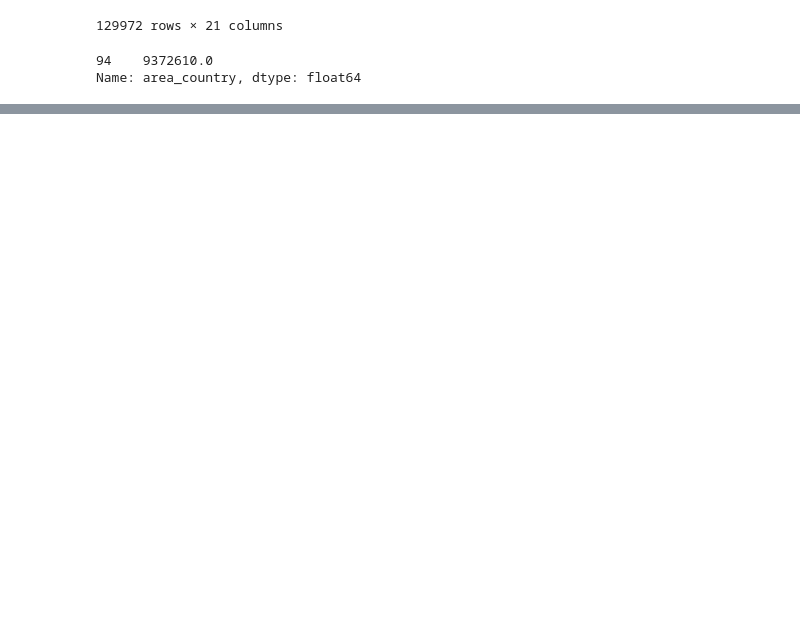
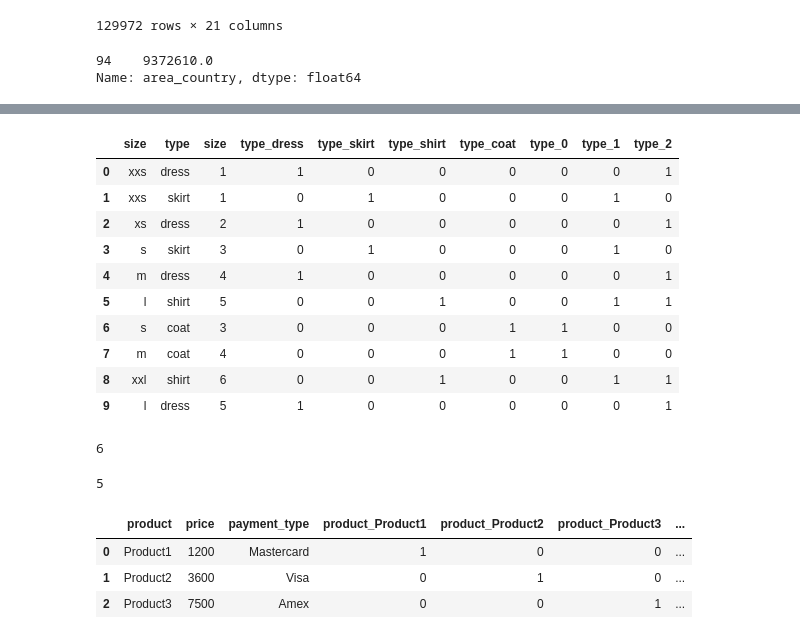
Before and after one commit to eartzhi/lessons, a Jupyter notebook: eda_3/eda_3.ipynb, the cells around one changed output, grey strips where cells are left out. Cells and saved outputs as stored; diff of their text form; code cells hidden in the pictures; blank space fills up the shorter version.

```diff
--- a/eda_3/eda_3.ipynb
+++ b/eda_3/eda_3.ipynb
@@ -151,0 +447,38 @@ Name: area_country, dtype: float64
+# %%
+bin_encoder = ce.BinaryEncoder(cols=['type']) # указываем столбец для кодирования
+type_bin = bin_encoder.fit_transform(clothing['type'])
+clothing = pd.concat([clothing, type_bin], axis=1)
+
+clothing
+# %% [output]
+|  | size | type | size | type_dress | type_skirt | type_shirt | type_coat | type_0 | type_1 | type_2 |
+| 0 | xxs | dress | 1 | 1 | 0 | 0 | 0 | 0 | 0 | 1 |
+| 1 | xxs | skirt | 1 | 0 | 1 | 0 | 0 | 0 | 1 | 0 |
+| 2 | xs | dress | 2 | 1 | 0 | 0 | 0 | 0 | 0 | 1 |
+| 3 | s | skirt | 3 | 0 | 1 | 0 | 0 | 0 | 1 | 0 |
+| 4 | m | dress | 4 | 1 | 0 | 0 | 0 | 0 | 0 | 1 |
+| 5 | l | shirt | 5 | 0 | 0 | 1 | 0 | 0 | 1 | 1 |
+| 6 | s | coat | 3 | 0 | 0 | 0 | 1 | 1 | 0 | 0 |
+| 7 | m | coat | 4 | 0 | 0 | 0 | 1 | 1 | 0 | 0 |
+| 8 | xxl | shirt | 6 | 0 | 0 | 1 | 0 | 0 | 1 | 1 |
+| 9 | l | dress | 5 | 1 | 0 | 0 | 0 | 0 | 0 | 1 |
+# %%
+# Закодируйте признак country двоичным способом.
+
+# Сколько новых признаков образовалось после кодирования признака country?
+bin_encoder = ce.BinaryEncoder(cols=['country']) # указываем столбец для кодирования
+type_bin = bin_encoder.fit_transform(cleared_data['country'])
+cleared_data_binary = pd.concat([cleared_data, type_bin], axis=1)
+cleared_data_binary.shape[1] - cleared_data.shape[1]
+# %% [output]
+6
+# %%
+# На основе изученного материала определите подходящий способ кодирования признака taster_twitter_handle из датасета винных обзоров и закодируйте его.
+
+# В ответе напишите, сколько признаков добавилось после применения кодирования.
+bin_encoder = ce.BinaryEncoder(cols=['taster_twitter_handle']) # указываем столбец для кодирования
+type_bin = bin_encoder.fit_transform(cleared_data['taster_twitter_handle'])
+cleared_data_binary = pd.concat([cleared_data, type_bin], axis=1)
+cleared_data_binary.shape[1] - cleared_data.shape[1]
+# %% [output]
+5
@@ -151,0 +495,10 @@ Name: area_country, dtype: float64
+# %%
+encoder = ce.OneHotEncoder(cols=['product', 'payment_type'], use_cat_names=True) # указываем столбец для кодирования
+type_bin = encoder.fit_transform(df[['product', 'payment_type']])
+df = pd.concat([df, type_bin], axis=1)
+df
+# %% [output]
+|  | product | price | payment_type | product_Product1 | product_Product2 | product_Product3 | ... |
+| 0 | Product1 | 1200 | Mastercard | 1 | 0 | 0 | ... |
+| 1 | Product2 | 3600 | Visa | 0 | 1 | 0 | ... |
+| 2 | Product3 | 7500 | Amex | 0 | 0 | 1 | ... |
```
Also changed, not shown: parts of 31 cells of this notebook, 2 other files.
